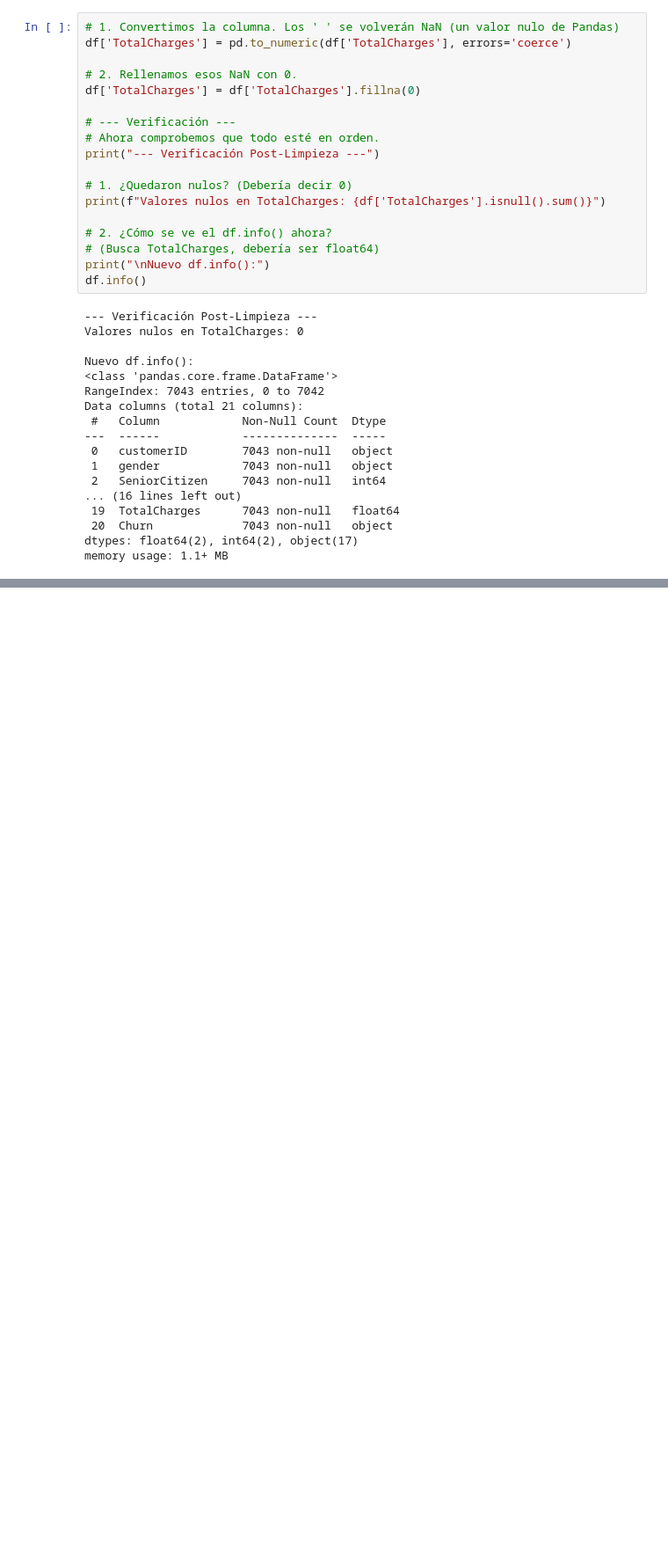
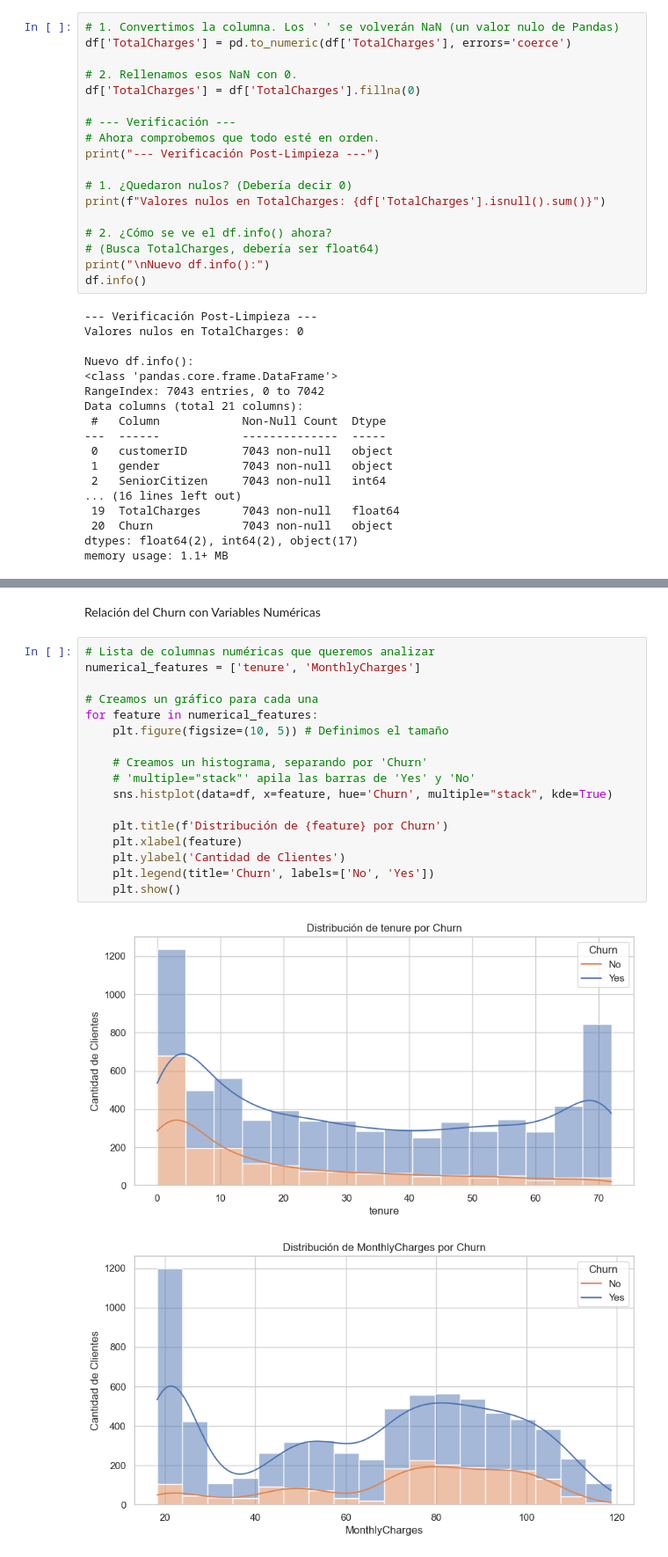
Before and after one commit to felipecaselli/analisis-churn-telecom-powerbi, a Jupyter notebook: analisis_churn.ipynb, the cells around one changed output, grey strips where cells are left out. Shown: that part at 88% size. Cells and saved outputs as stored; diff of their text form; blank space fills up the shorter version.

```diff
--- a/analisis_churn.ipynb
+++ b/analisis_churn.ipynb
@@ -98,0 +145,22 @@ memory usage: 1.1+ MB
+# %% [markdown]
+Relación del Churn con Variables Numéricas
+# %%
+# Lista de columnas numéricas que queremos analizar
+numerical_features = ['tenure', 'MonthlyCharges']
+
+# Creamos un gráfico para cada una
+for feature in numerical_features:
+    plt.figure(figsize=(10, 5)) # Definimos el tamaño
+
+    # Creamos un histograma, separando por 'Churn'
+    # 'multiple="stack"' apila las barras de 'Yes' y 'No'
+    sns.histplot(data=df, x=feature, hue='Churn', multiple="stack", kde=True)
+
+    plt.title(f'Distribución de {feature} por Churn')
+    plt.xlabel(feature)
+    plt.ylabel('Cantidad de Clientes')
+    plt.legend(title='Churn', labels=['No', 'Yes'])
+    plt.show()
+# %% [output]
+[figure, added]
+[figure, added]
```
Also changed, not shown: parts of 4 cells of this notebook.
